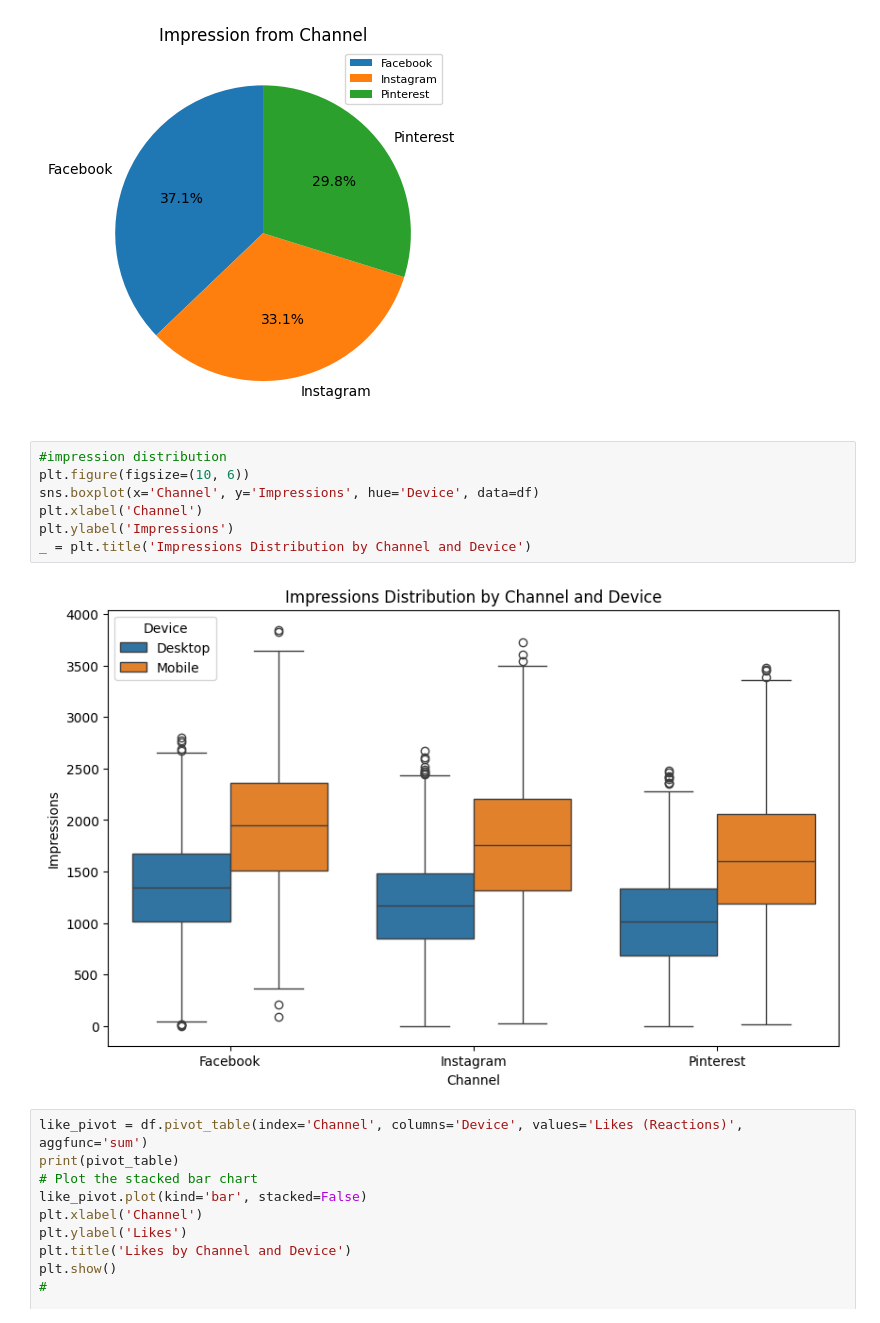
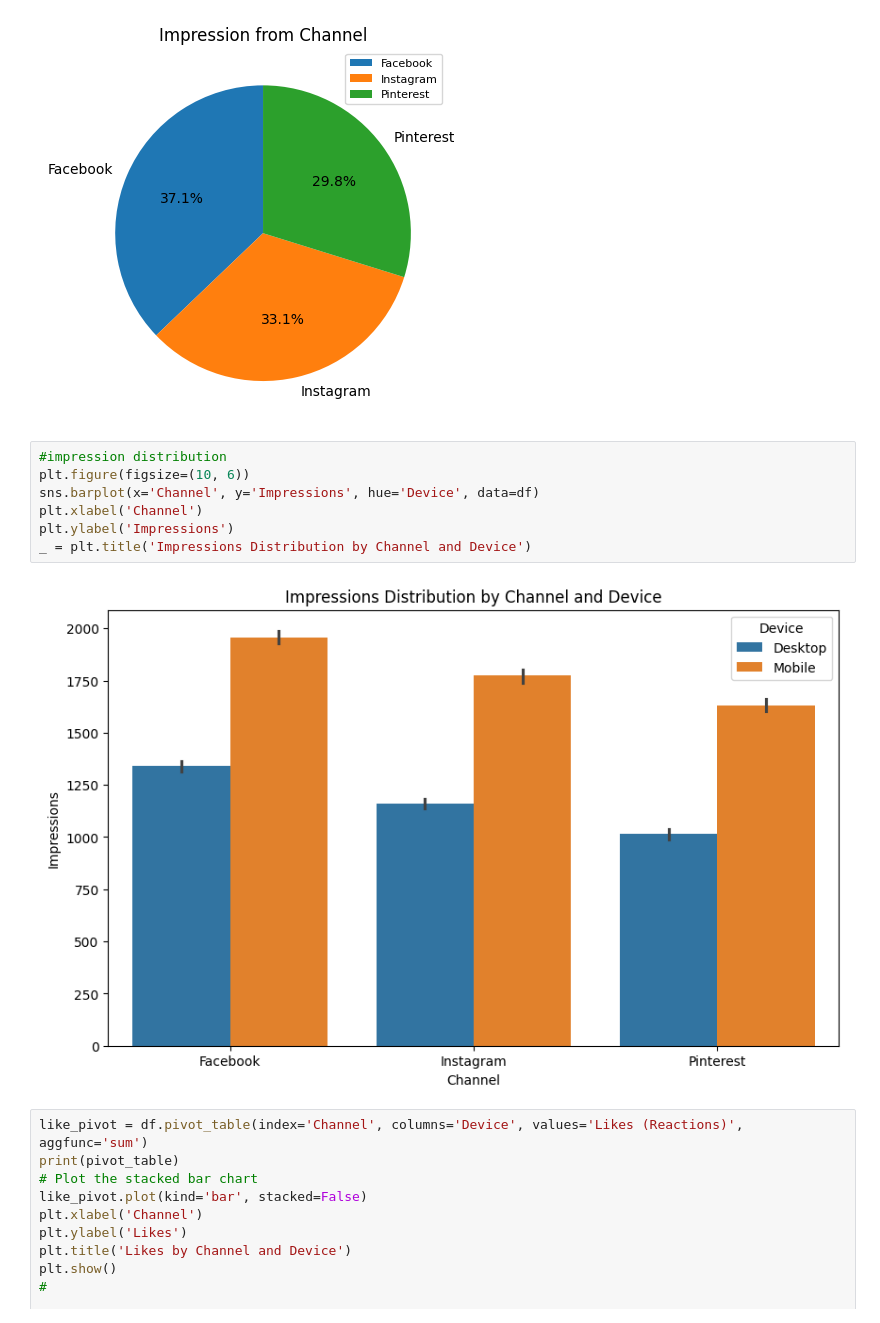
Before and after one commit to Github-sanket07sett/Market-Campaign-Analysis, a Jupyter notebook: Market_Analysis.ipynb, the cells around one changed output. Drawn from its saved outputs; the diff is of its cells as text.

```diff
--- a/Market_Analysis.ipynb
+++ b/Market_Analysis.ipynb
@@ -640,12 +620,12 @@ Name: Impressions, dtype: float64
 # %%
 #impression distribution
 plt.figure(figsize=(10, 6))
-sns.boxplot(x='Channel', y='Impressions', hue='Device', data=df)
+sns.barplot(x='Channel', y='Impressions', hue='Device', data=df)
 plt.xlabel('Channel')
 plt.ylabel('Impressions')
 _ = plt.title('Impressions Distribution by Channel and Device')
 # %% [output]
-[figure, old version]
+[figure, new version]
 # %%
 like_pivot = df.pivot_table(index='Channel', columns='Device', values='Likes (Reactions)', aggfunc='sum')
 print(pivot_table)
```
Also changed, not shown: parts of 4 cells of this notebook.
